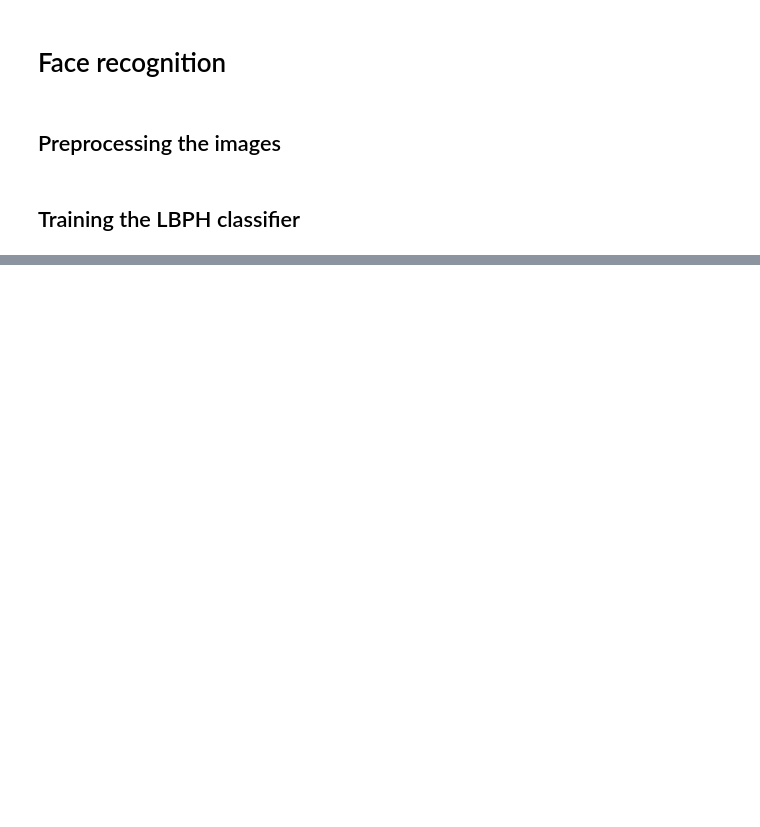
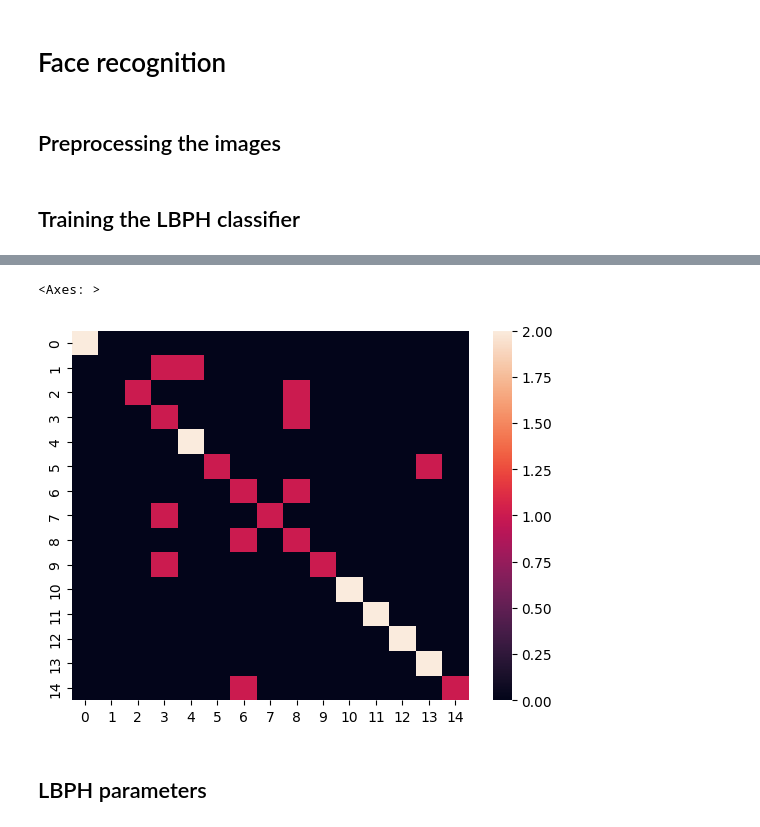
Before and after one commit to belacartaxo/computer-vision-masterclass, a Jupyter notebook: 02-face-recognition/practical-content.ipynb, the cells around one changed output, grey strips where cells are left out. Saved outputs shown, nothing was run; the diff lists cells and outputs as text; code cells hidden in the pictures; blank space fills up the shorter version.

```diff
--- a/02-face-recognition/practical-content.ipynb
+++ b/02-face-recognition/practical-content.ipynb
@@ -41,0 +77,15 @@ lbph_classifier.write('../classifiers/lbph_classifier.yml')
+# %%
+paths = [os.path.join('../datasets/yalefaces/test/', f) for f in os.listdir('../datasets/yalefaces/test')]
+predictions = []
+expected_outputs = []
+
+for path in paths:
+    image = Image.open(path).convert('L')
+    image_np = np.array(image, 'uint8')
+    prediction, _ = lbph_face_classifier.predict(image_np)
+    expected_output = int(os.path.split(path)[1].split('.')[0].replace('subject', ''))
+
+    predictions.append(prediction)
+    expected_outputs.append(expected_output)
+predictions = np.array(predictions)
+expected_outputs = np.array(expected_outputs)
@@ -41,0 +97,10 @@ lbph_classifier.write('../classifiers/lbph_classifier.yml')
+# %%
+from sklearn.metrics import confusion_matrix
+import seaborn
+cm = confusion_matrix(expected_outputs, predictions)
+seaborn.heatmap(cm)
+# %% [output]
+<Axes: >
+[figure, added]
+# %% [markdown]
+## LBPH parameters
```
Also changed, not shown: parts of 9 cells of this notebook, 1 other file.
